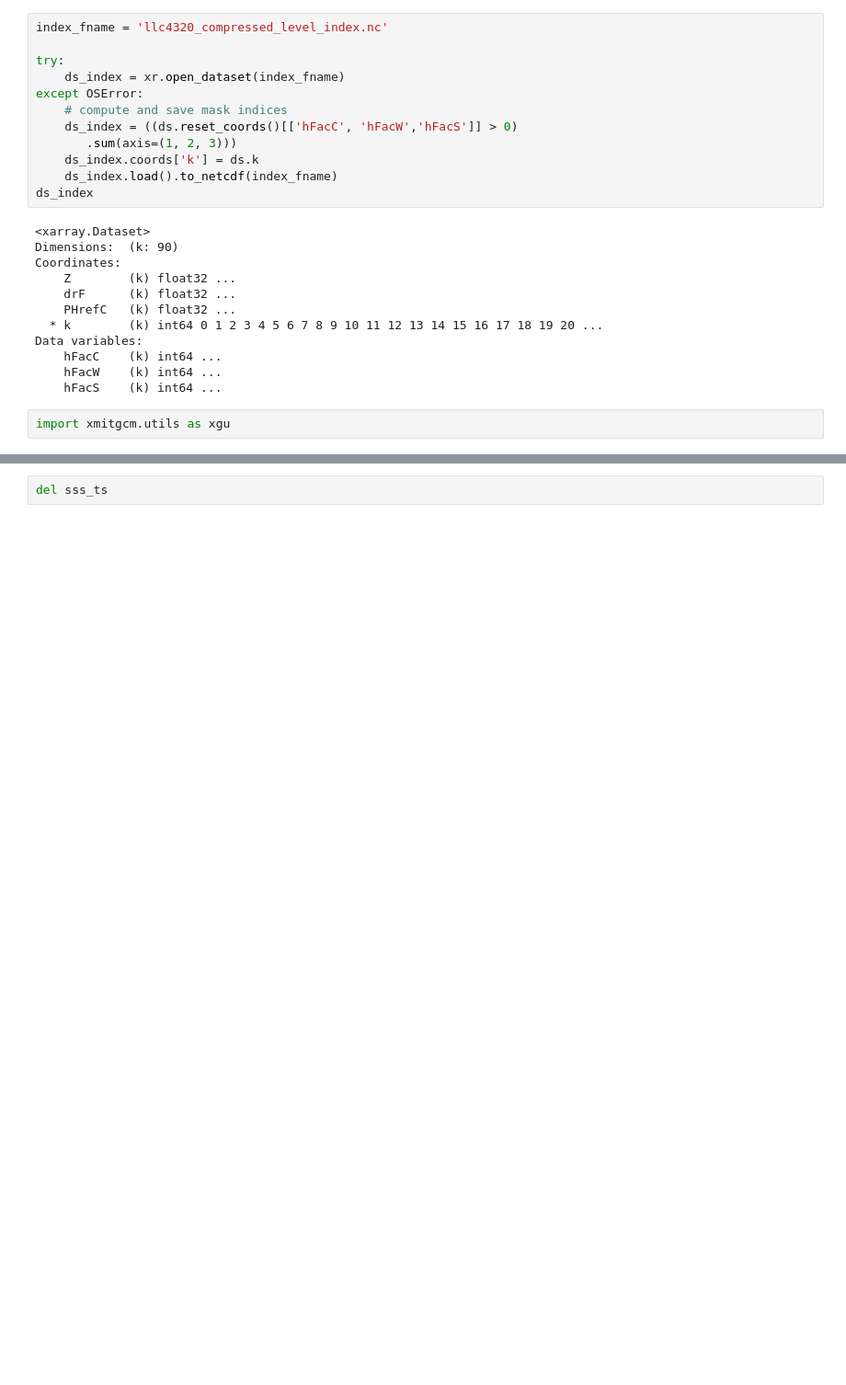
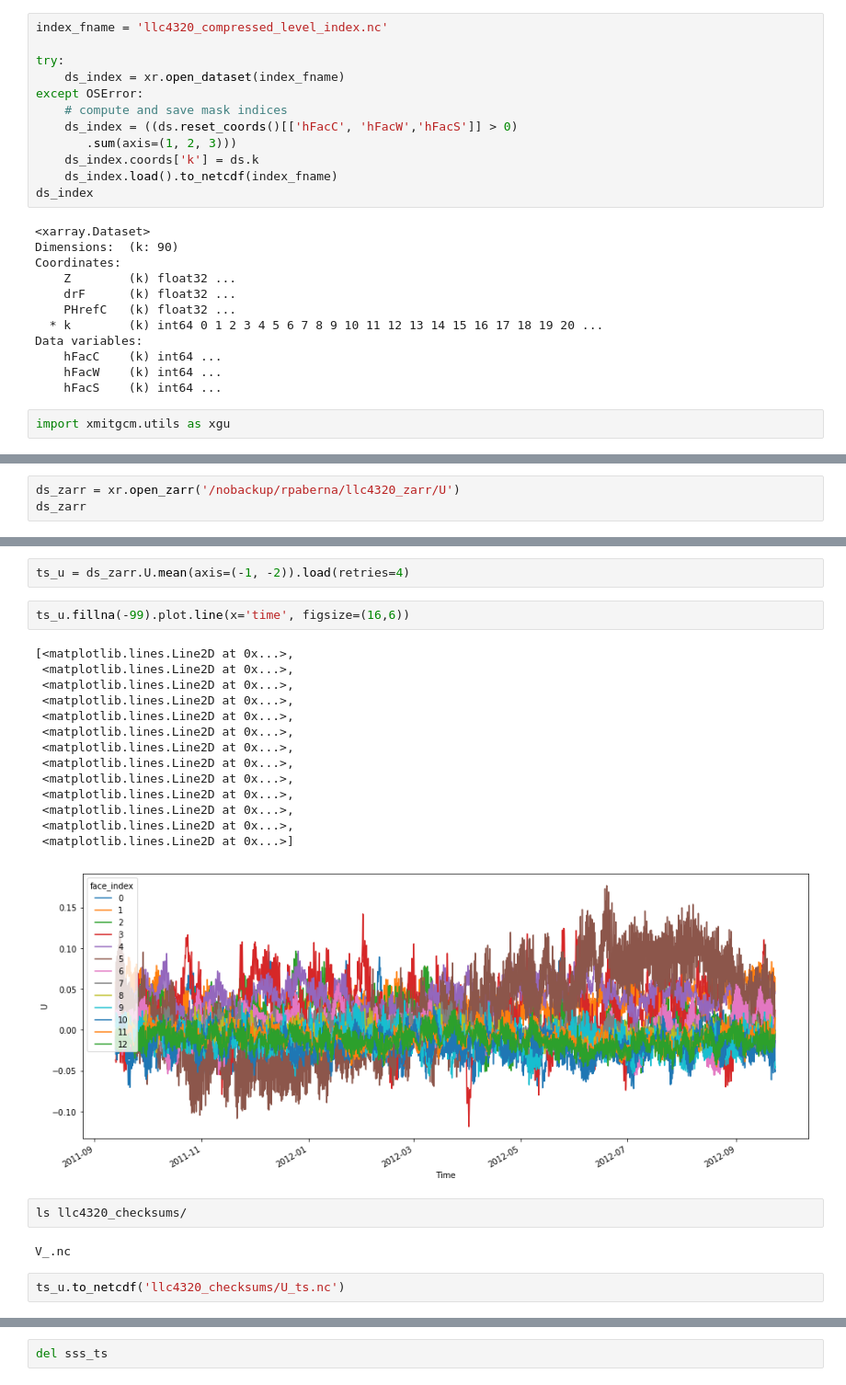
Before and after one commit to rabernat/llcreader, a Jupyter notebook: load_llc.ipynb, the cells around one changed output, grey strips where cells are left out. Shown: that part at 92% size. Cells and saved outputs as stored; diff of their text form; blank space fills up the shorter version.

```diff
--- a/load_llc.ipynb
+++ b/load_llc.ipynb
@@ -176,0 +356,3 @@ ds_subset.nbytes / 1e9
+# %%
+ds_zarr = xr.open_zarr('/nobackup/rpaberna/llc4320_zarr/U')
+ds_zarr
@@ -176,0 +374,25 @@ ds_subset.nbytes / 1e9
+# %%
+ts_u = ds_zarr.U.mean(axis=(-1, -2)).load(retries=4)
+# %%
+ts_u.fillna(-99).plot.line(x='time', figsize=(16,6))
+# %% [output]
+[<matplotlib.lines.Line2D at 0x...>,
+ <matplotlib.lines.Line2D at 0x...>,
+ <matplotlib.lines.Line2D at 0x...>,
+ <matplotlib.lines.Line2D at 0x...>,
+ <matplotlib.lines.Line2D at 0x...>,
+ <matplotlib.lines.Line2D at 0x...>,
+ <matplotlib.lines.Line2D at 0x...>,
+ <matplotlib.lines.Line2D at 0x...>,
+ <matplotlib.lines.Line2D at 0x...>,
+ <matplotlib.lines.Line2D at 0x...>,
+ <matplotlib.lines.Line2D at 0x...>,
+ <matplotlib.lines.Line2D at 0x...>,
+ <matplotlib.lines.Line2D at 0x...>]
+[figure, added]
+# %%
+ls llc4320_checksums/
+# %% [output]
+V_.nc
+# %%
+ts_u.to_netcdf('llc4320_checksums/U_ts.nc')
```
Also changed, not shown: parts of 47 cells of this notebook.
